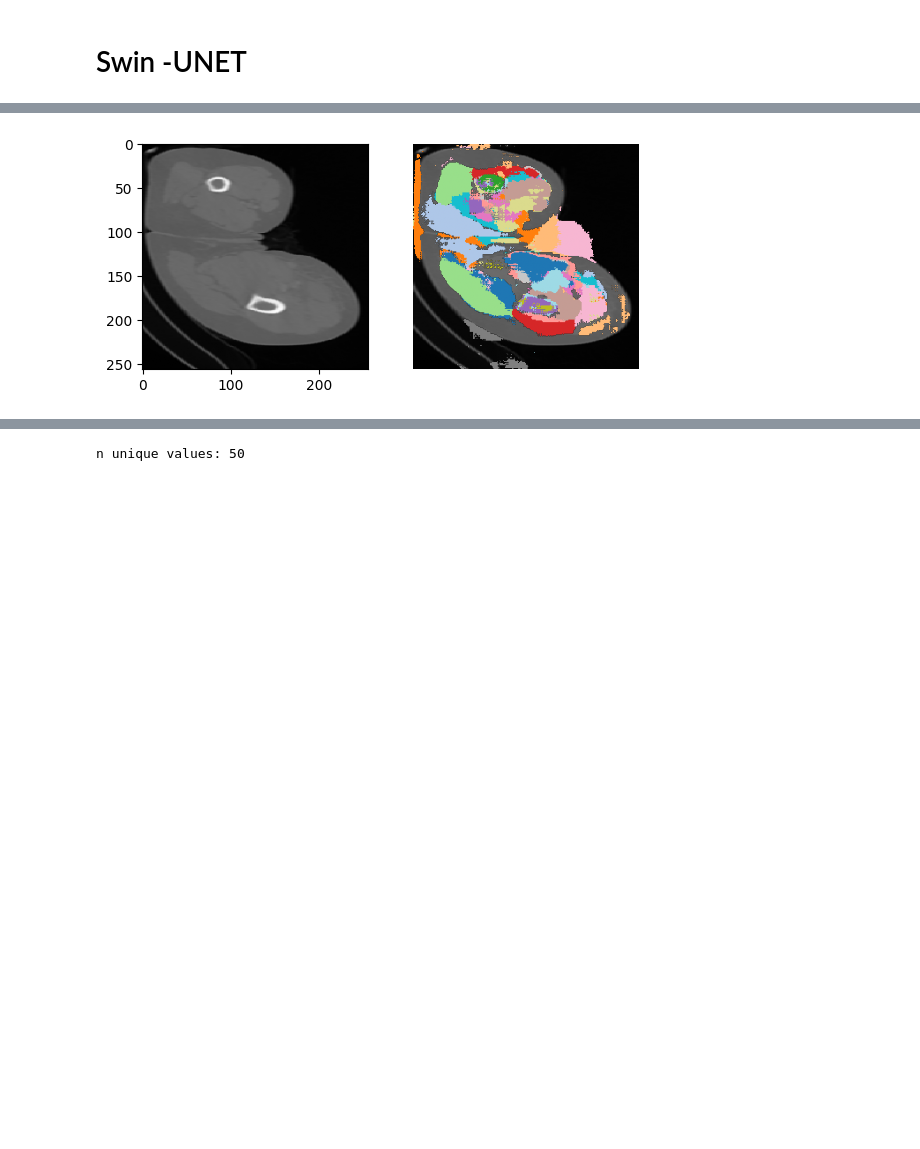
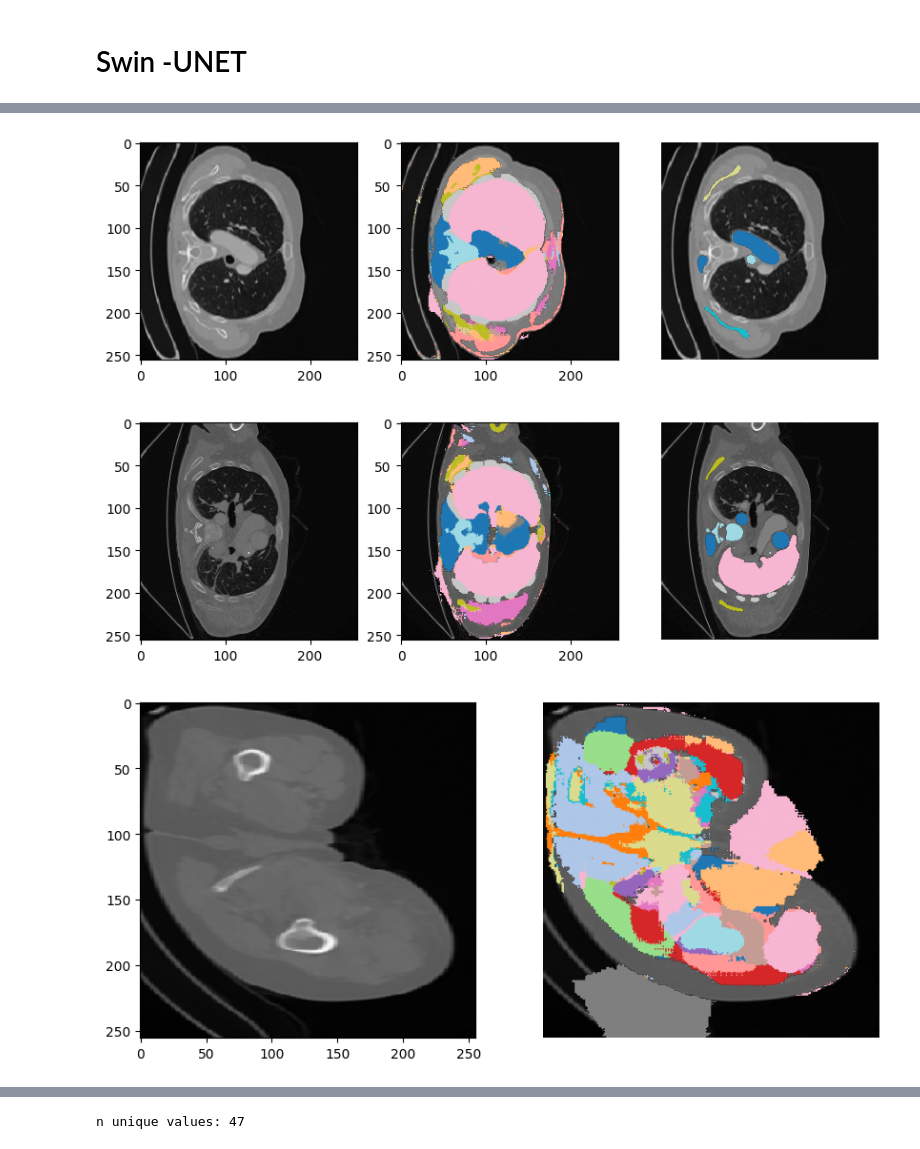
Before and after one commit to MauroAbidalCarrer/raidium_challenge, a Jupyter notebook: swin_unet.ipynb, the cells around one changed output, grey strips where cells are left out. Saved outputs shown, nothing was run; the diff lists cells and outputs as text; code cells hidden in the pictures; blank space fills up the shorter version.

```diff
--- a/swin_unet.ipynb
+++ b/swin_unet.ipynb
@@ -336,13 +334,39 @@ test_model = SwinUNETR(
     feature_size=48,
     spatial_dims=2
 ).cuda()
-test_model.load_state_dict(torch.load(str(dir_checkpoint / f'checkpoint_epoch{N_EPOCHS - 1}.pth'), weights_only=True))
+test_model.load_state_dict(torch.load(str(dir_checkpoint / f'checkpoint_epoch{15 - 1}.pth'), weights_only=True))
 test_model = test_model.eval()
-# %%
-# VISUAL TESTING
-image_test = x_test[4]
-label_test = test_model(image_test.unsqueeze(0).to(device))
-pred_test = torch.argmax(label_test, dim=1)
-plot_slice_seg(image_test.squeeze(), pred_test.squeeze().cpu().numpy())
-# %% [output]
-[figure, removed]
+# %%
+from typing import Literal
+
+# VISUAL TESTING
+@torch.no_grad
+def plt_pred(
+        model: nn.Module,
+        sample_idx: int,
+        split: Literal["train", "val", "test"],
+    ):
+    x = {"train": x_train, "val": X_valid, "test": x_test}[split]
+    image_test = x[sample_idx]
+    label_test = model(image_test.unsqueeze(0).to(device))
+    pred_test = torch.argmax(label_test, dim=1)
+    if split in ("train", "val"):
+        y = {"train": y_train, "val":y_valid}[split]
+        plot_slice_seg(
+            image_test.squeeze(),
+            pred_test.squeeze().cpu().numpy(),
+            y[sample_idx],
+        )
+    else:
+        plot_slice_seg(
+            image_test.squeeze(),
+            pred_test.squeeze().cpu().numpy(),
+        )
+plt_pred(test_model, 5, "val")
+plt_pred(test_model, 6, "val")
+plt_pred(test_model, 6, "test")
+plt_pred(test_model, 8, "test")
+# %% [output]
+[figure, added]
+[figure, added]
+[figure, added]
@@ -369,4 +394,4 @@ df.columns = [f"{col}.png" for col in df.columns]
 
 df.to_csv("submission.csv")
 # %% [output]
-n unique values: 50
+n unique values: 47
```
Also changed, not shown: parts of 3 cells of this notebook.
